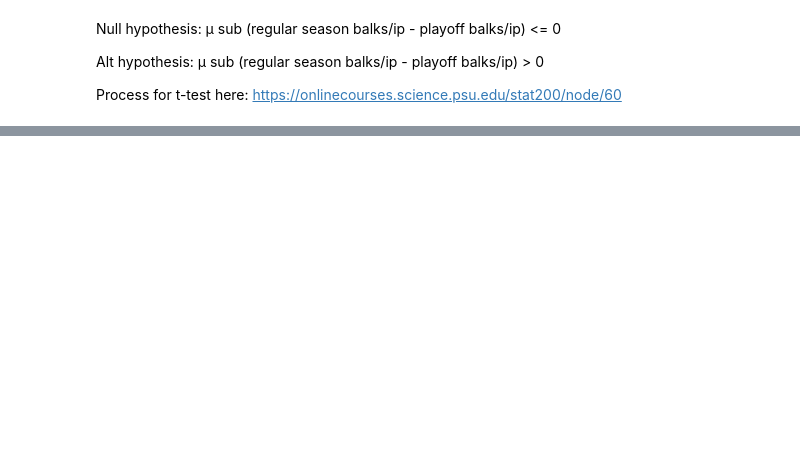
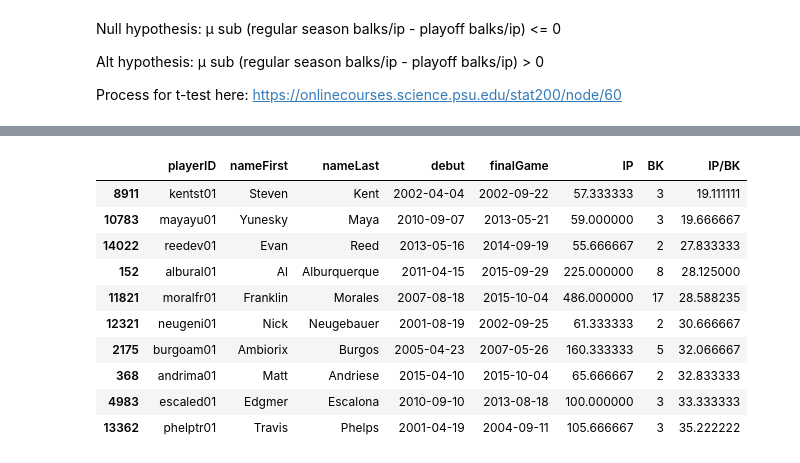
Before and after one commit to davidventuri/udacity-dand, a Jupyter notebook: p2/Data_Analyst_ND_Project2.ipynb, the cells around one changed output, grey strips where cells are left out. Saved outputs shown, nothing was run; the diff lists cells and outputs as text; code cells hidden in the pictures; blank space fills up the shorter version.

```diff
--- a/p2/Data_Analyst_ND_Project2.ipynb
+++ b/p2/Data_Analyst_ND_Project2.ipynb
@@ -264,0 +205,14 @@ balk_data.join(bk_ip)
+# %%
+modern_balk_king.head(10)
+# %% [output]
+|  | playerID | nameFirst | nameLast | debut | finalGame | IP | BK | IP/BK |
+| 8911 | kentst01 | Steven | Kent | 2002-04-04 | 2002-09-22 | 57.333333 | 3 | 19.111111 |
+| 10783 | mayayu01 | Yunesky | Maya | 2010-09-07 | 2013-05-21 | 59.000000 | 3 | 19.666667 |
+| 14022 | reedev01 | Evan | Reed | 2013-05-16 | 2014-09-19 | 55.666667 | 2 | 27.833333 |
+| 152 | albural01 | Al | Alburquerque | 2011-04-15 | 2015-09-29 | 225.000000 | 8 | 28.125000 |
+| 11821 | moralfr01 | Franklin | Morales | 2007-08-18 | 2015-10-04 | 486.000000 | 17 | 28.588235 |
+| 12321 | neugeni01 | Nick | Neugebauer | 2001-08-19 | 2002-09-25 | 61.333333 | 2 | 30.666667 |
+| 2175 | burgoam01 | Ambiorix | Burgos | 2005-04-23 | 2007-05-26 | 160.333333 | 5 | 32.066667 |
+| 368 | andrima01 | Matt | Andriese | 2015-04-10 | 2015-10-04 | 65.666667 | 2 | 32.833333 |
+| 4983 | escaled01 | Edgmer | Escalona | 2010-09-10 | 2013-08-18 | 100.000000 | 3 | 33.333333 |
+| 13362 | phelptr01 | Travis | Phelps | 2001-04-19 | 2004-09-11 | 105.666667 | 3 | 35.222222 |
```
Also changed, not shown: parts of 10 cells of this notebook.
